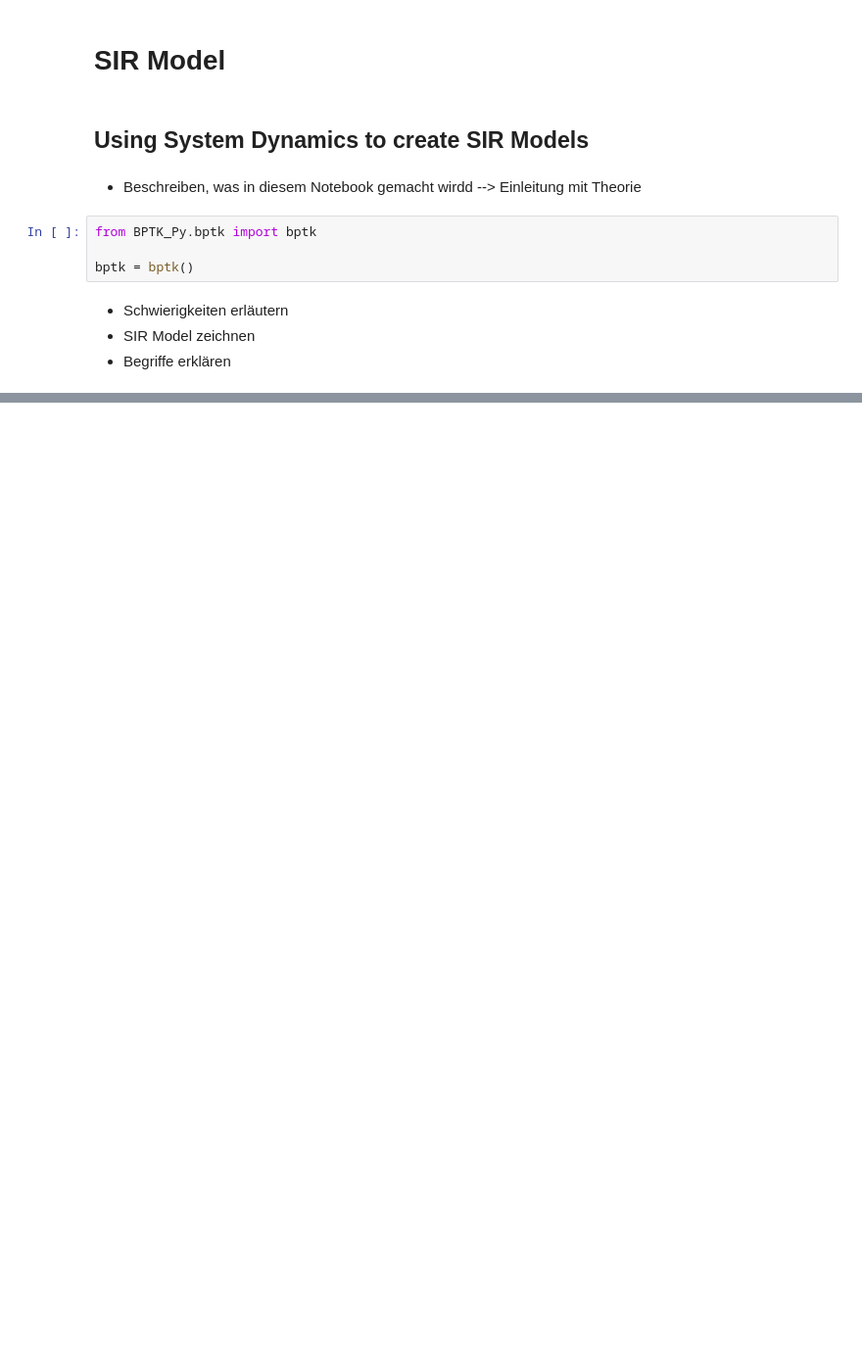
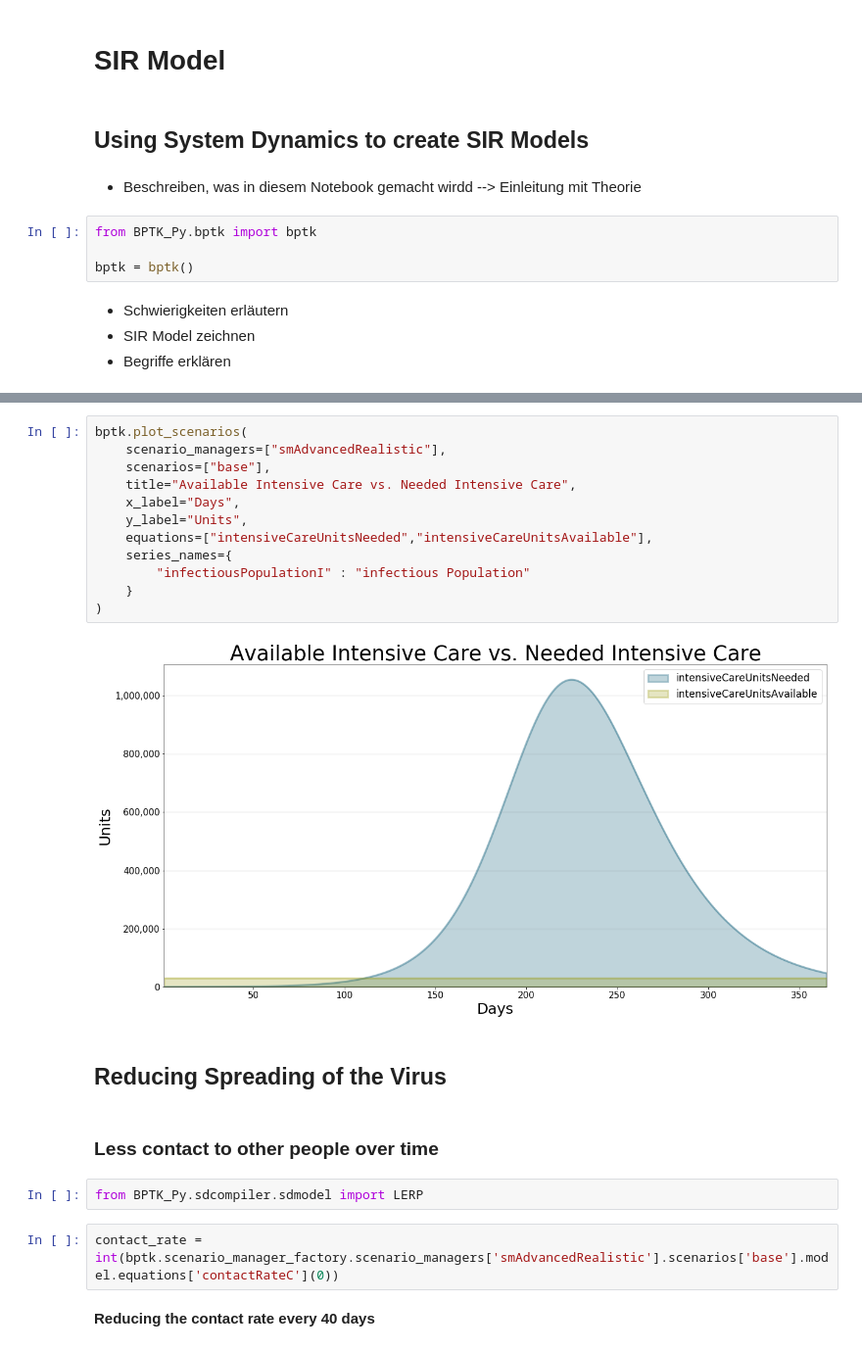
Before and after one commit to transentis/sim-covid-19, a Jupyter notebook: sir_notebook.ipynb, the cells around one changed output, grey strips where cells are left out. Shown at 98% size. Saved outputs shown, nothing was run; the diff lists cells and outputs as text; blank space fills up the shorter version.

```diff
--- a/sir_notebook.ipynb
+++ b/sir_notebook.ipynb
@@ -30,0 +31,24 @@ bptk.plot_scenarios(
+# %%
+bptk.plot_scenarios(
+    scenario_managers=["smAdvancedRealistic"],
+    scenarios=["base"],
+    title="Available Intensive Care vs. Needed Intensive Care",
+    x_label="Days",
+    y_label="Units",
+    equations=["intensiveCareUnitsNeeded","intensiveCareUnitsAvailable"],
+    series_names={
+        "infectiousPopulationI" : "infectious Population"
+    }
+)
+# %% [output]
+[figure, added]
+# %% [markdown]
+## Reducing Spreading of the Virus
+# %% [markdown]
+### Less contact to other people over time
+# %%
+from BPTK_Py.sdcompiler.sdmodel import LERP
+# %%
+contact_rate = int(bptk.scenario_manager_factory.scenario_managers['smAdvancedRealistic'].scenarios['base'].model.equations['contactRateC'](0))
+# %% [markdown]
+__Reducing the contact rate every 40 days__
```
Also changed, not shown: parts of 14 cells of this notebook, 4 other files.
